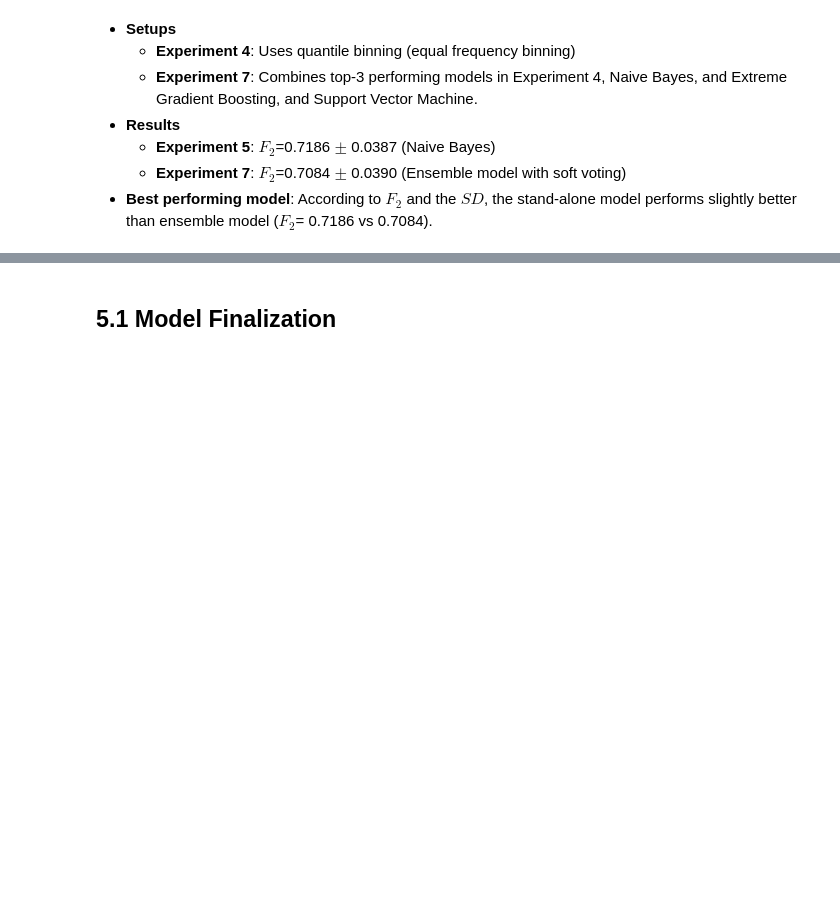
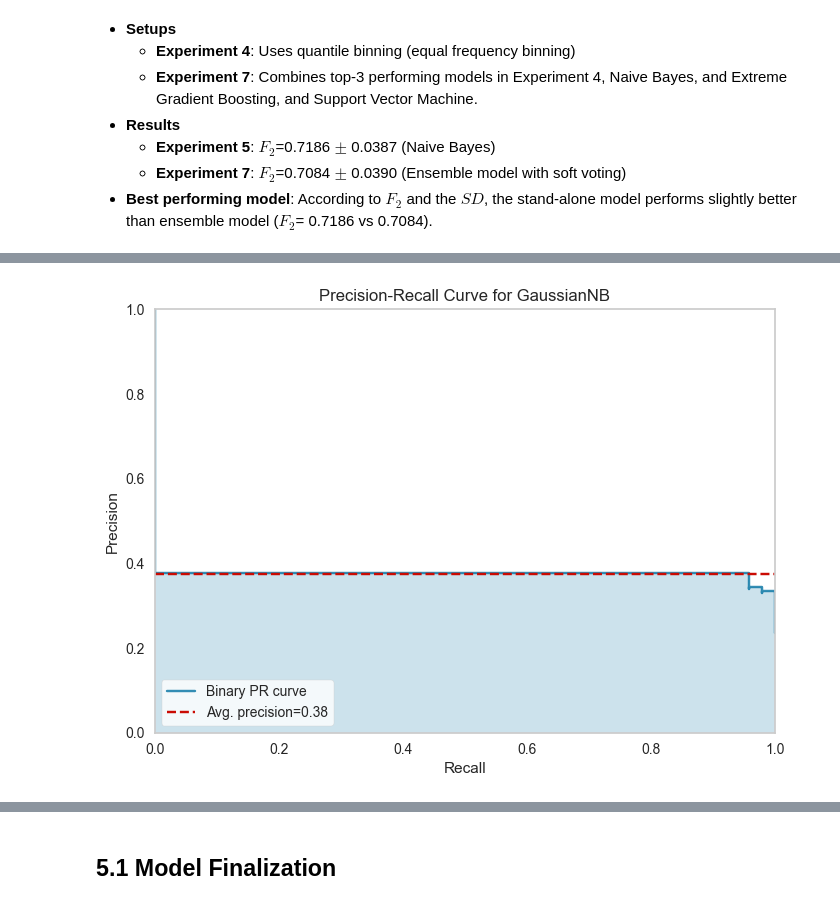
Before and after one commit to LingAdeu/hotel-booking-cancelation-prediction, a Jupyter notebook: notebook/notebook.ipynb, the cells around one changed output, grey strips where cells are left out. Cells and saved outputs as stored; diff of their text form; code cells hidden in the pictures; blank space fills up the shorter version.

```diff
--- a/notebook/notebook.ipynb
+++ b/notebook/notebook.ipynb
@@ -1813,0 +1866,4 @@ print(eval3.loc['Exp7_Mean', 'F2'] - eval3.loc['Exp7_Std', 'F2'],
+# %%
+# get precision-recall plot
+exp4.plot_model(exp4_tuned_bm, plot = 'pr')
+# %% [output]
@@ -1813,0 +1871 @@ print(eval3.loc['Exp7_Mean', 'F2'] - eval3.loc['Exp7_Std', 'F2'],
+[figure, added]
```
Also changed, not shown: parts of 54 cells of this notebook, 3 other files.
